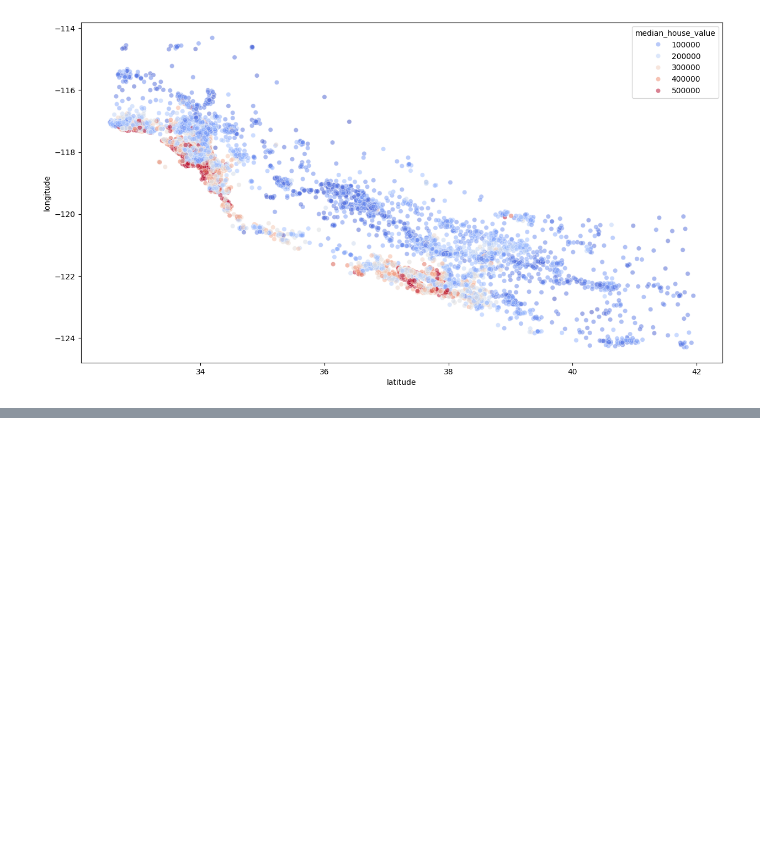
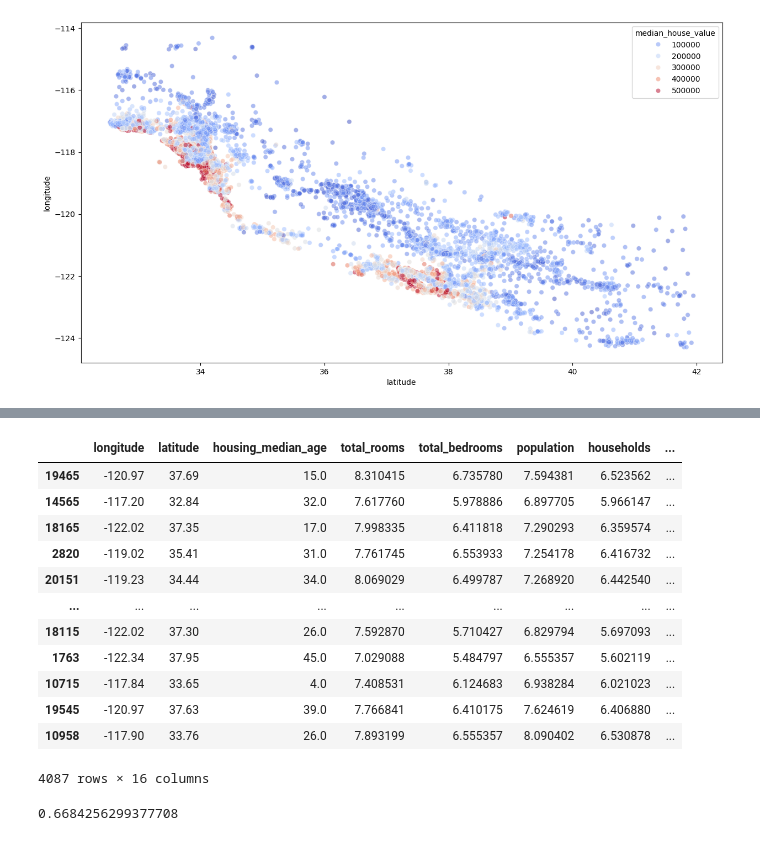
Before and after one commit to abderrazakmahiii/California-Housing-Prediction-using-Linear-Regression, a Jupyter notebook: price_prediction.ipynb, the cells around one changed output, grey strips where cells are left out. Saved outputs shown, nothing was run; the diff lists cells and outputs as text; code cells hidden in the pictures; blank space fills up the shorter version.

```diff
--- a/price_prediction.ipynb
+++ b/price_prediction.ipynb
@@ -138,0 +159,28 @@ sns.scatterplot(x="latitude", y="longitude", hue="median_house_value", data=trai
+# %%
+test_data = X_test.join(y_test)
+
+test_data['total_rooms'] = np.log(test_data['total_rooms'] + 1)
+test_data['total_bedrooms'] = np.log(test_data['total_bedrooms'] + 1)
+test_data['population'] = np.log(test_data['population'] + 1)
+test_data['households'] = np.log(test_data['households'] + 1)
+
+test_data = test_data.join(pd.get_dummies(test_data.ocean_proximity)).drop(['ocean_proximity'], axis=1)
+
+test_data['bedroom_ratio'] = test_data['total_bedrooms'] / test_data['total_rooms']
+test_data['household_rooms'] = test_data['total_rooms'] / test_data['households']
+
+test_data
+# %% [output]
+|  | longitude | latitude | housing_median_age | total_rooms | total_bedrooms | population | households | ... |
+| 19465 | -120.97 | 37.69 | 15.0 | 8.310415 | 6.735780 | 7.594381 | 6.523562 | ... |
+| 14565 | -117.20 | 32.84 | 32.0 | 7.617760 | 5.978886 | 6.897705 | 5.966147 | ... |
+| 18165 | -122.02 | 37.35 | 17.0 | 7.998335 | 6.411818 | 7.290293 | 6.359574 | ... |
+| 2820 | -119.02 | 35.41 | 31.0 | 7.761745 | 6.553933 | 7.254178 | 6.416732 | ... |
+| 20151 | -119.23 | 34.44 | 34.0 | 8.069029 | 6.499787 | 7.268920 | 6.442540 | ... |
+| ... | ... | ... | ... | ... | ... | ... | ... | ... |
+| 18115 | -122.02 | 37.30 | 26.0 | 7.592870 | 5.710427 | 6.829794 | 5.697093 | ... |
+| 1763 | -122.34 | 37.95 | 45.0 | 7.029088 | 5.484797 | 6.555357 | 5.602119 | ... |
+| 10715 | -117.84 | 33.65 | 4.0 | 7.408531 | 6.124683 | 6.938284 | 6.021023 | ... |
+| 19545 | -120.97 | 37.63 | 39.0 | 7.766841 | 6.410175 | 7.624619 | 6.406880 | ... |
+| 10958 | -117.90 | 33.76 | 26.0 | 7.893199 | 6.555357 | 8.090402 | 6.530878 | ... |
+4087 rows × 16 columns
@@ -138,0 +190,4 @@ sns.scatterplot(x="latitude", y="longitude", hue="median_house_value", data=trai
+# %%
+reg.score(X_test_s, y_test)
+# %% [output]
+0.6684256299377708
```
Also changed, not shown: parts of 4 cells of this notebook.
